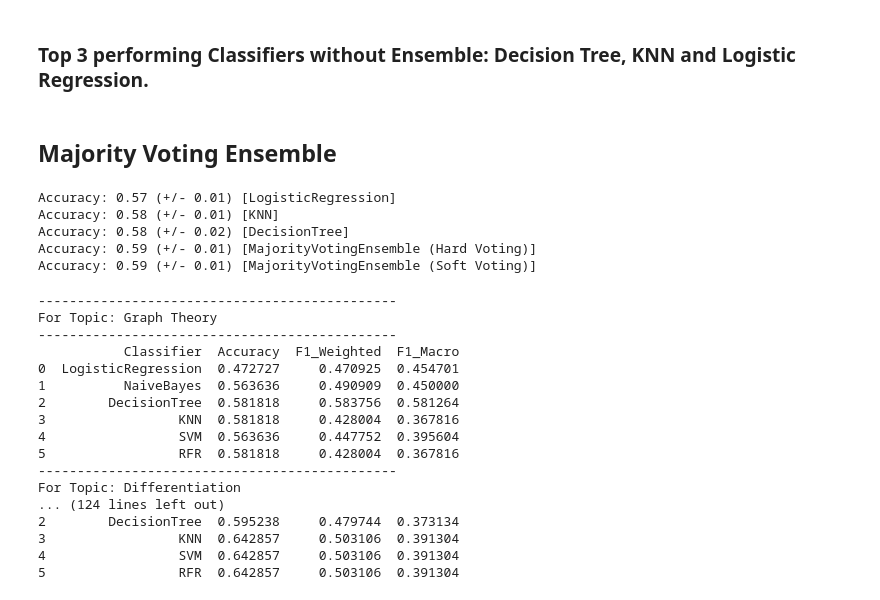
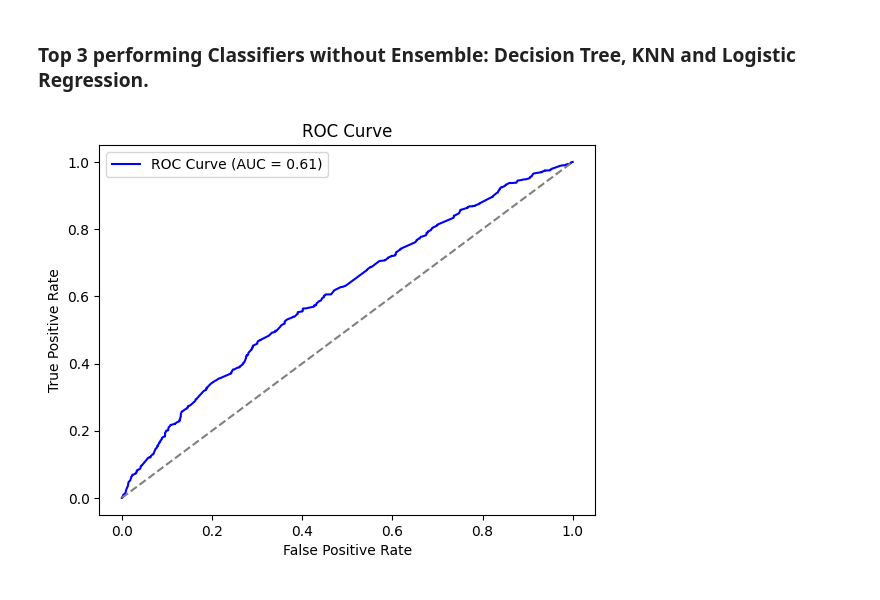
Before and after one commit to sujayrittikar/AML_Assignment_1, a Jupyter notebook: classification.ipynb, the cells around one changed output. Drawn from its saved outputs; the diff is of its cells as text; code cells hidden in the pictures.

```diff
--- a/classification.ipynb
+++ b/classification.ipynb
@@ -78,14 +78,16 @@ X.shape
 # %% [output]
 (9546, 150)
 # %%
-kf = StratifiedKFold(n_splits=5, shuffle=True, random_state=42)
+from sklearn.model_selection import train_test_split
+
+X_train, X_test, y_train, y_test = train_test_split(X, y, test_size=0.2, random_state=42)
 # %%
 classifiers = {
     "LogisticRegression": LogisticRegression(solver="liblinear"),
     "NaiveBayes": BernoulliNB(),
     "DecisionTree": DecisionTreeClassifier(),
     "KNN": KNeighborsClassifier(24),
-    "SVM": SVC(gamma='auto'),
+    "SVM": SVC(gamma='auto', probability=True),
     "RFR": RandomForestClassifier(n_estimators=100, random_state=42)
 }
 
@@ -126,10 +128,10 @@ best_models = {}
 best_scores = {}
 
 for name, model in classifiers.items():
-    print(f"Optimizing {name} with K-Fold Cross-Validation...")
+    print(f"Optimizing {name}...")
 
-    search = GridSearchCV(model, param_grids[name], cv=kf, scoring="accuracy", n_jobs=-1)
-    search.fit(X, y)
+    search = GridSearchCV(model, param_grids[name], scoring="accuracy", n_jobs=-1)
+    search.fit(X_train, y_train)
 
     best_models[name] = search.best_estimator_
     best_scores[name] = search.best_score_
@@ -186,4 +196,2 @@ evaluate_models(best_models, X, y)
 # %% [markdown]
 ### Top 3 performing Classifiers without Ensemble: Decision Tree, KNN and Logistic Regression.
-# %% [markdown]
-## Majority Voting Ensemble
@@ -202,40 +198,20 @@ all_models["MajorityVotingEnsemble (Soft Voting)"] = soft_eclf
-# %%
-for label, clf in all_models.items():
-    scores = cross_val_score(clf, X, y, cv=kf, scoring='accuracy')
-    print("Accuracy: %0.2f (+/- %0.2f) [%s]"
-          % (scores.mean(), scores.std(), label))
-# %% [output]
-Accuracy: 0.57 (+/- 0.01) [LogisticRegression]
-Accuracy: 0.58 (+/- 0.01) [KNN]
-Accuracy: 0.58 (+/- 0.02) [DecisionTree]
-Accuracy: 0.59 (+/- 0.01) [MajorityVotingEnsemble (Hard Voting)]
-Accuracy: 0.59 (+/- 0.01) [MajorityVotingEnsemble (Soft Voting)]
-# %%
-# topic wise Analysis
-
-for topic in list(set(preproc_df["topic"])):
-    topic_name = feature_transformer.single_label_inverse_transformer([topic], "Topic")[0]
-    topic_preproc_df = preproc_df[preproc_df["topic"]==topic]
-    topic_X, topic_y = get_X_y(topic_preproc_df)
-    print("----------------------------------------------")
-    print(f"For Topic: {topic_name}")
-    print("----------------------------------------------")
-    evaluate_models(best_models, topic_X, topic_y)
-# %% [output]
-----------------------------------------------
-For Topic: Graph Theory
-----------------------------------------------
-           Classifier  Accuracy  F1_Weighted  F1_Macro
-0  LogisticRegression  0.472727     0.470925  0.454701
-1          NaiveBayes  0.563636     0.490909  0.450000
-2        DecisionTree  0.581818     0.583756  0.581264
-3                 KNN  0.581818     0.428004  0.367816
-4                 SVM  0.563636     0.447752  0.395604
-5                 RFR  0.581818     0.428004  0.367816
-----------------------------------------------
-For Topic: Differentiation
-... (124 lines left out)
-2        DecisionTree  0.595238     0.479744  0.373134
-3                 KNN  0.642857     0.503106  0.391304
-4                 SVM  0.642857     0.503106  0.391304
-5                 RFR  0.642857     0.503106  0.391304
+# %%
+from sklearn.metrics import roc_curve, auc, precision_recall_curve
+import matplotlib.pyplot as plt
+
+model = best_models["RFR"]
+# Get probabilities
+y_probs = model.predict_proba(X_test)[:, 1]
+
+# ROC Curve
+fpr, tpr, _ = roc_curve(y_test, y_probs)
+roc_auc = auc(fpr, tpr)
+plt.plot(fpr, tpr, label=f"ROC Curve (AUC = {roc_auc:.2f})", color="blue")
+plt.plot([0, 1], [0, 1], linestyle="--", color="gray")
+plt.xlabel("False Positive Rate")
+plt.ylabel("True Positive Rate")
+plt.title("ROC Curve")
+plt.legend()
+plt.show()
+# %% [output]
+[figure, added]
```
Also changed, not shown: parts of 5 cells of this notebook, 2 other files.
